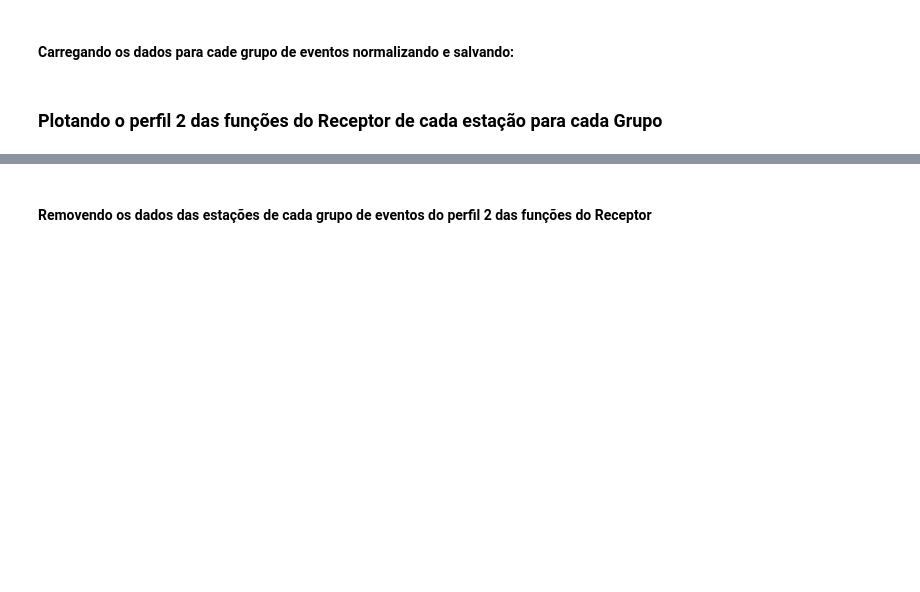
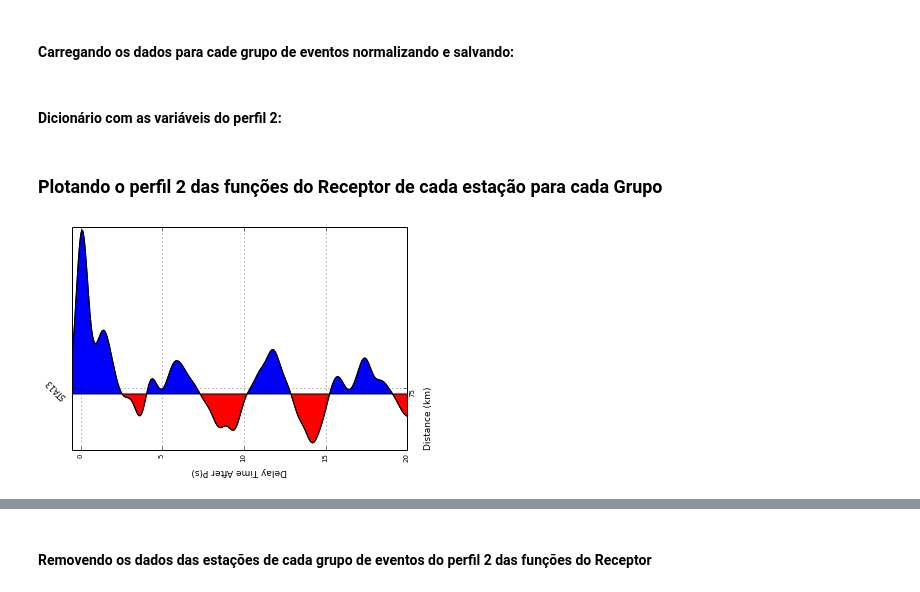
Before and after one commit to dIOGOLOC/projeto_mestrado, a Jupyter notebook: plotagem_perfil_estacoes.ipynb, the cells around one changed output, grey strips where cells are left out. Drawn from its saved outputs; the diff is of its cells as text; code cells hidden in the pictures; blank space fills up the shorter version.

```diff
--- a/plotagem_perfil_estacoes.ipynb
+++ b/plotagem_perfil_estacoes.ipynb
@@ -208,8 +208,25 @@ NWgroup_stack2[k::] = [np.genfromtxt('/home/diogo/projeto_mestrado/'+i, delimite
 for i in xrange(len(NWgroup_stack2)):
     NWgroup_stack2[i] = NWgroup_stack2[i]/abs(np.linalg.norm(NWgroup_stack2[i]))
 np.savetxt('/home/diogo/projeto_mestrado/NWstack_perfil2.asc',NWgroup_stack,delimiter=' ')
+# %% [markdown]
+<h4>Dicionário com as variáveis do perfil 2:</h4>
+# %%
+DadosRF = {'NE2':{'stack': NEgroup_stack2,
+                 'time': [np.genfromtxt('/home/diogo/projeto_mestrado/'+i, delimiter=',')[1] for i in NElist2],
+                 'dist': dist_perfil2[NEindex2]},
+           'SE2':{'stack': SEgroup_stack2,
+                 'time': [np.genfromtxt('/home/diogo/projeto_mestrado/'+i, delimiter=',')[1] for i in SElist2],
+                 'dist': dist_perfil2[SEindex2]},
+           'SW2':{'stack': SWgroup_stack2,
+                 'time': [np.genfromtxt('/home/diogo/projeto_mestrado/'+i, delimiter=',')[1] for i in SWlist2],
+                 'dist': dist_perfil2[SWindex2]},
+           'NW2':{'stack': NWgroup_stack2,
+                 'time': [np.genfromtxt('/home/diogo/projeto_mestrado/'+i, delimiter=',')[1] for i in NWlist2],
+                 'dist': dist_perfil2[NWindex2]}}
 # %% [markdown]
 <h3>Plotando o perfil 2 das funções do Receptor de cada estação para cada Grupo</h3>
 # %%
-plot_perfil('NE',NElist,NESTA,DadosRF['NE']['dist'],DadosRF['NE']['time'],DadosRF['NE']['stack'],200)
+plot_perfil('NE2',NElist2,NESTA2,DadosRF['NE2']['dist'],DadosRF['NE2']['time'],DadosRF['NE2']['stack'],200)
+# %% [output]
+[figure, added]
 # %%
```
Also changed, not shown: parts of 7 cells of this notebook.
